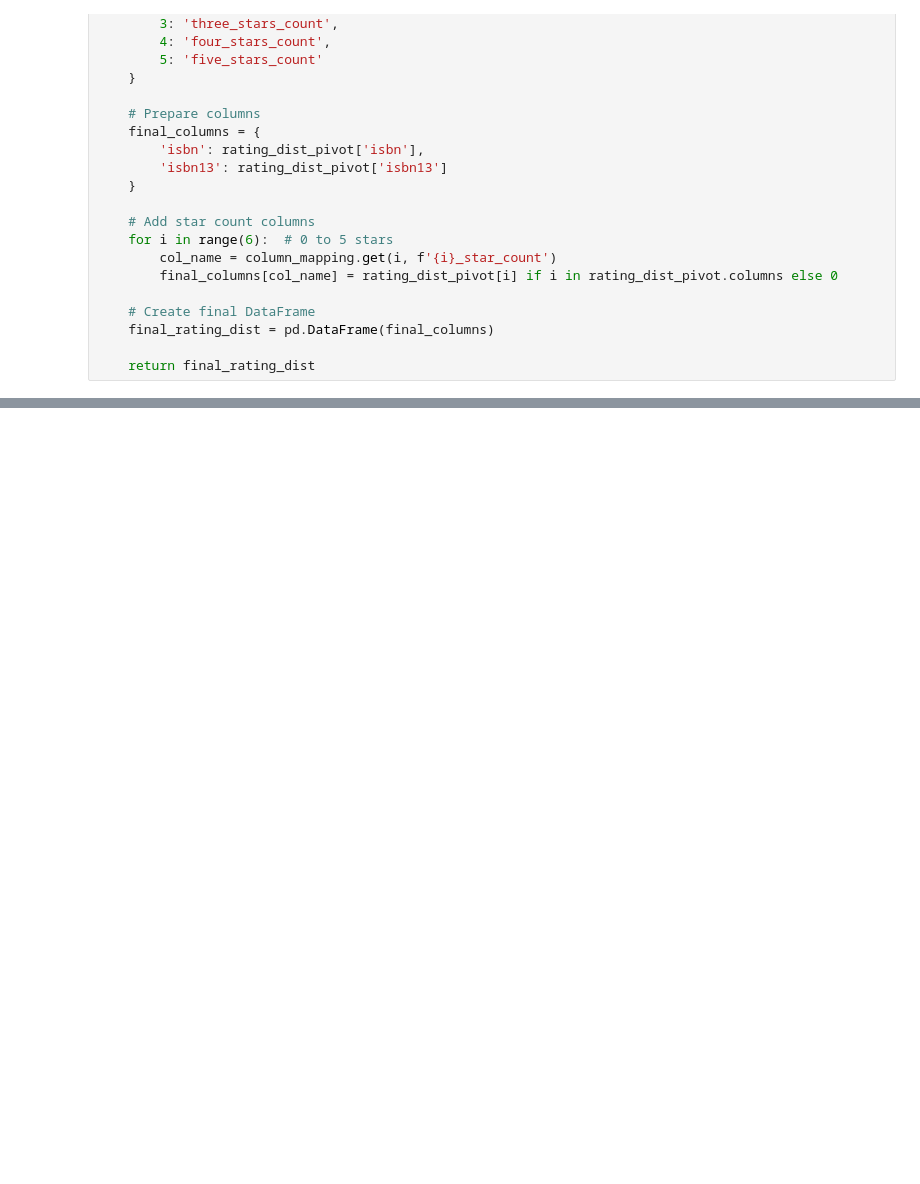
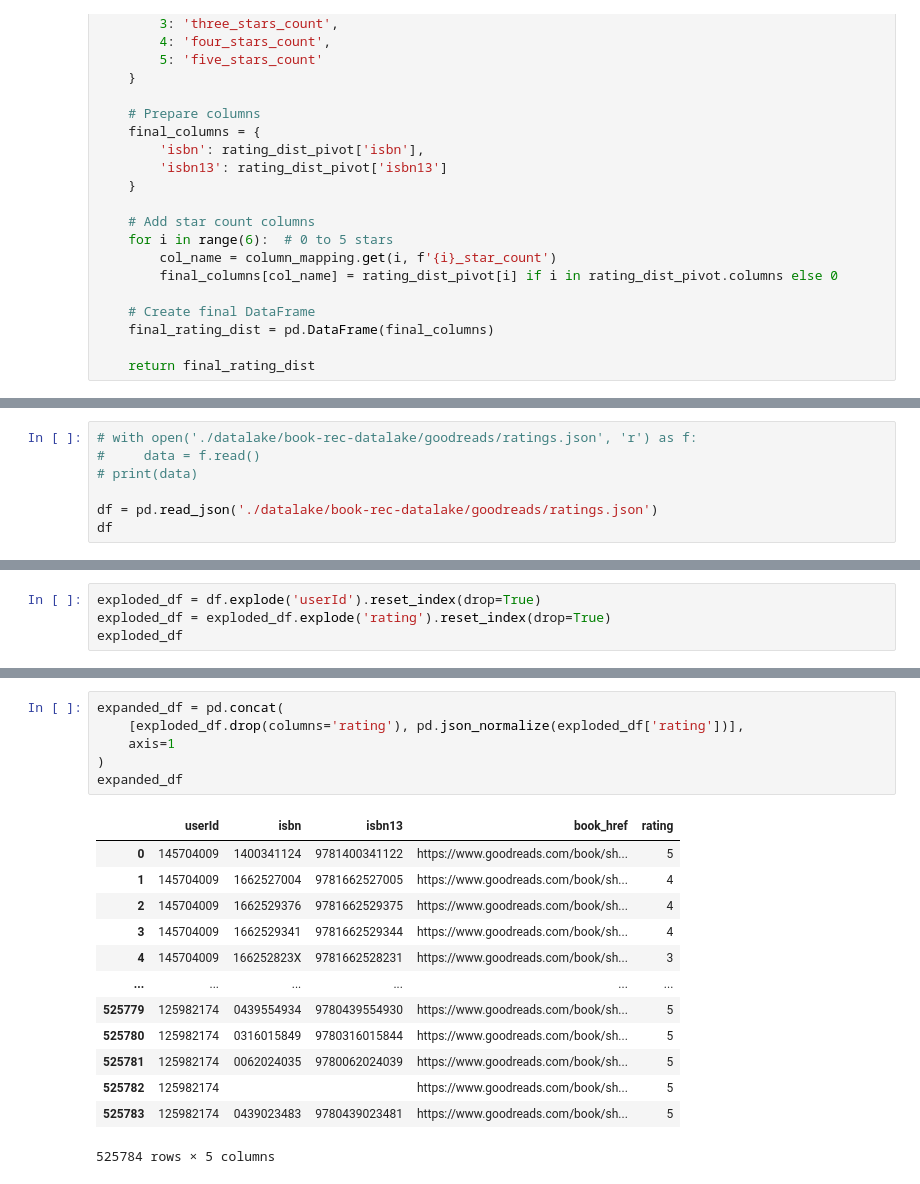
Before and after one commit to hwangisgone/book-rec-2, a Jupyter notebook: data-pipeline/clean_data.ipynb, the cells around one changed output, grey strips where cells are left out. Saved outputs shown, nothing was run; the diff lists cells and outputs as text; blank space fills up the shorter version.

Commit message:
clean data ratings.json

```diff
--- a/data-pipeline/clean_data.ipynb
+++ b/data-pipeline/clean_data.ipynb
@@ -526,0 +522,7 @@ CSV files created successfully!
+# %%
+# with open('./datalake/book-rec-datalake/goodreads/ratings.json', 'r') as f:
+#     data = f.read()
+# print(data)
+
+df = pd.read_json('./datalake/book-rec-datalake/goodreads/ratings.json')
+df
@@ -526,0 +543,4 @@ CSV files created successfully!
+# %%
+exploded_df = df.explode('userId').reset_index(drop=True)
+exploded_df = exploded_df.explode('rating').reset_index(drop=True)
+exploded_df
@@ -526,0 +561,20 @@ CSV files created successfully!
+# %%
+expanded_df = pd.concat(
+    [exploded_df.drop(columns='rating'), pd.json_normalize(exploded_df['rating'])],
+    axis=1
+)
+expanded_df
+# %% [output]
+|  | userId | isbn | isbn13 | book_href | rating |
+| 0 | 145704009 | 1400341124 | 9781400341122 | https://www.goodreads.com/book/sh... | 5 |
+| 1 | 145704009 | 1662527004 | 9781662527005 | https://www.goodreads.com/book/sh... | 4 |
+| 2 | 145704009 | 1662529376 | 9781662529375 | https://www.goodreads.com/book/sh... | 4 |
+| 3 | 145704009 | 1662529341 | 9781662529344 | https://www.goodreads.com/book/sh... | 4 |
+| 4 | 145704009 | 166252823X | 9781662528231 | https://www.goodreads.com/book/sh... | 3 |
+| ... | ... | ... | ... | ... | ... |
+| 525779 | 125982174 | 0439554934 | 9780439554930 | https://www.goodreads.com/book/sh... | 5 |
+| 525780 | 125982174 | 0316015849 | 9780316015844 | https://www.goodreads.com/book/sh... | 5 |
+| 525781 | 125982174 | 0062024035 | 9780062024039 | https://www.goodreads.com/book/sh... | 5 |
+| 525782 | 125982174 |  |  | https://www.goodreads.com/book/sh... | 5 |
+| 525783 | 125982174 | 0439023483 | 9780439023481 | https://www.goodreads.com/book/sh... | 5 |
+525784 rows × 5 columns
```
Also changed, not shown: parts of 7 cells of this notebook.
